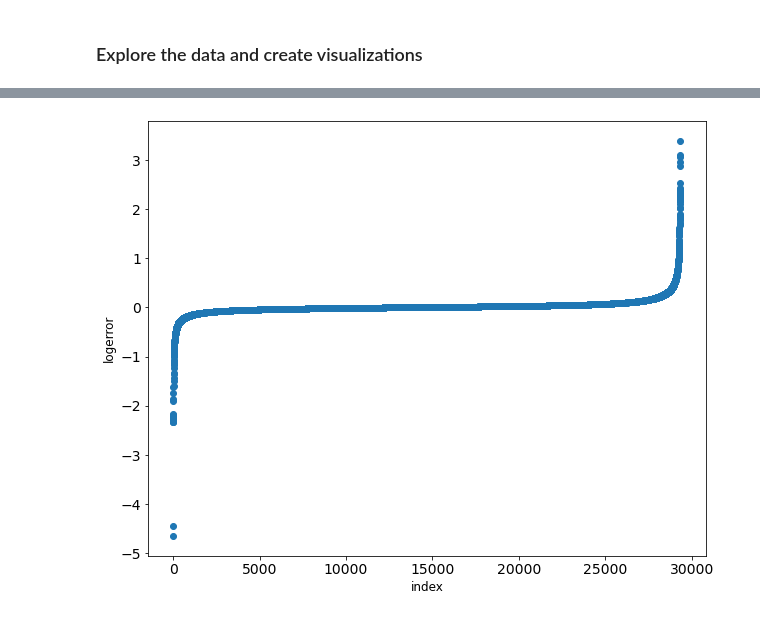
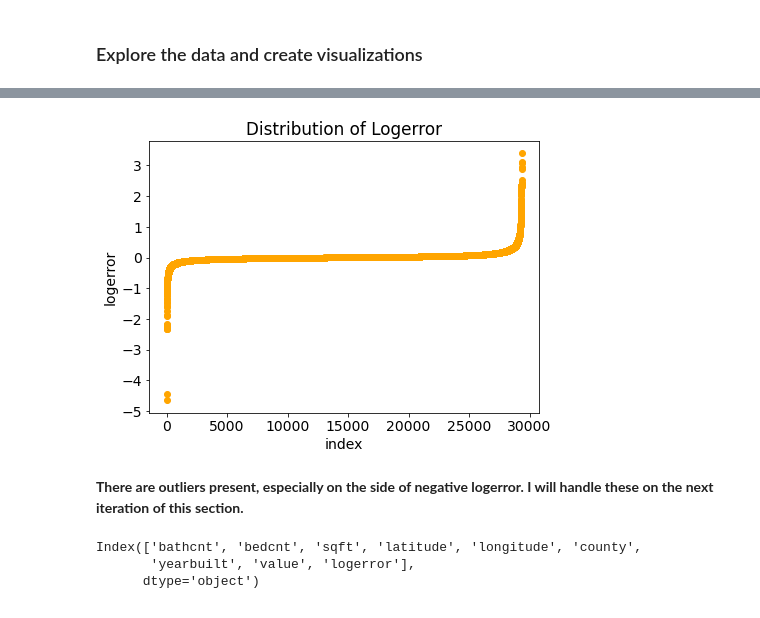
Before and after one commit to KwameTaylor/kwames-zillow-zestimates-error-control, a Jupyter notebook: explore.ipynb, the cells around one changed output, grey strips where cells are left out. Saved outputs shown, nothing was run; the diff lists cells and outputs as text; code cells hidden in the pictures.

```diff
--- a/explore.ipynb
+++ b/explore.ipynb
@@ -193,8 +193,18 @@ df.head()
 # %%
-# viz logerror
-plt.scatter(range(train.shape[0]), np.sort(train.logerror.values))
-plt.xlabel('index', fontsize=12)
-plt.ylabel('logerror', fontsize=12)
+# visualize logerror
+plt.figure(figsize=(7,5))
+plt.scatter(range(train.shape[0]), np.sort(train.logerror.values), color='Orange')
+plt.xlabel('index')
+plt.ylabel('logerror')
+plt.title('Distribution of Logerror')
 plt.show()
 # %% [output]
-[figure, old version]
+[figure, new version]
+# %% [markdown]
+**There are outliers present, especially on the side of negative logerror. I will handle these on the next iteration of this section.**
+# %%
+train.columns
+# %% [output]
+Index(['bathcnt', 'bedcnt', 'sqft', 'latitude', 'longitude', 'county',
+       'yearbuilt', 'value', 'logerror'],
+      dtype='object')
```
Also changed, not shown: parts of 5 cells of this notebook, 1 other file.
